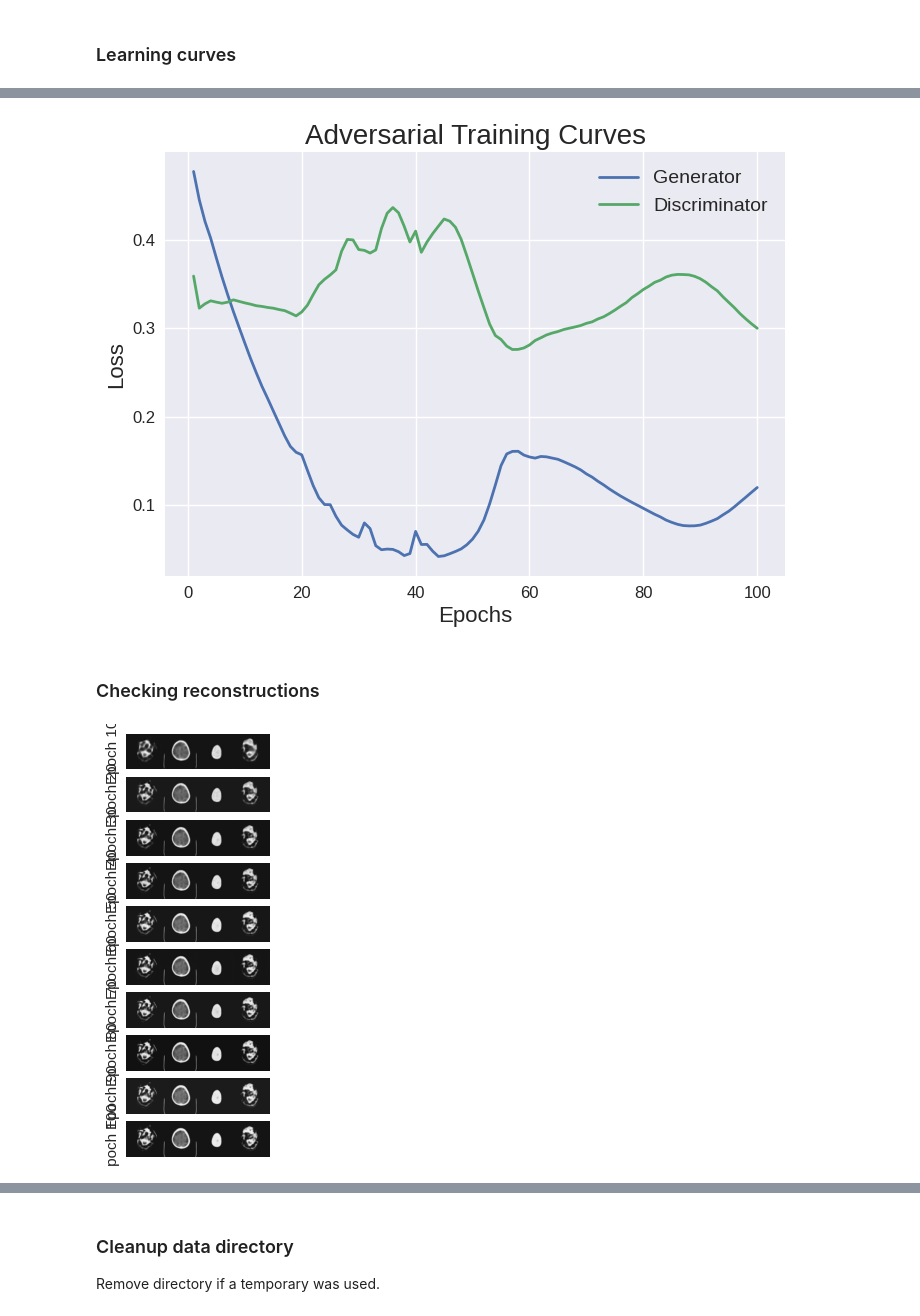
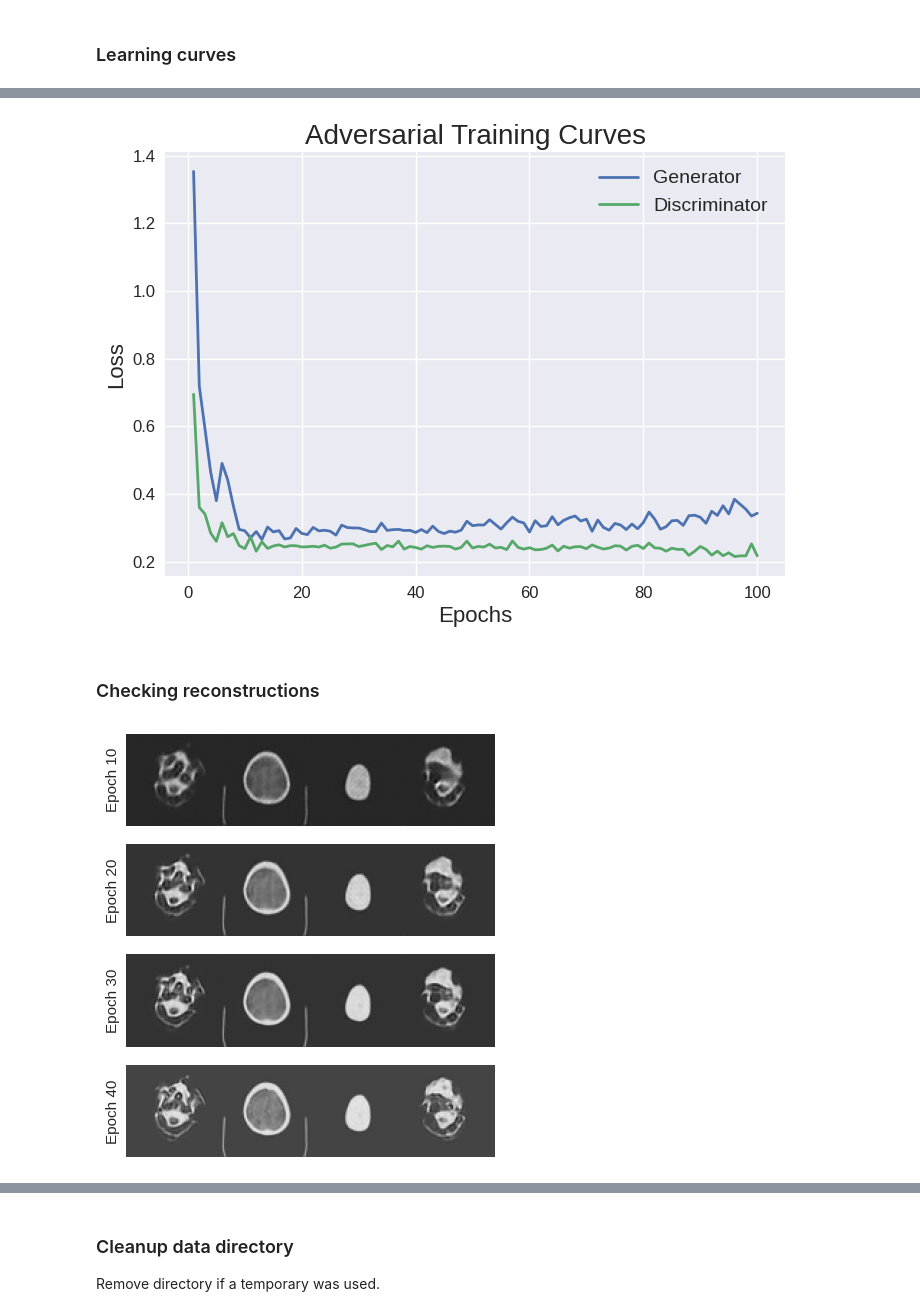
Before and after one commit to Project-MONAI/GenerativeModels, a Jupyter notebook: tutorials/generative/2d_vqgan/2d_vqgan_tutorial.ipynb, the cells around one changed output, grey strips where cells are left out. Cells and saved outputs as stored; diff of their text form; code cells hidden in the pictures.

Commit message:
Add zero_grad and update networks
Signed-off-by: Walter Hugo Lopez Pinaya <ianonimato@hotmail.com>

```diff
--- a/tutorials/generative/2d_vqgan/2d_vqgan_tutorial.ipynb
+++ b/tutorials/generative/2d_vqgan/2d_vqgan_tutorial.ipynb
@@ -170,7 +169,8 @@ model = VQVAE(
     num_levels=2,
     downsample_parameters=((2, 4, 1, 1), (2, 4, 1, 1)),
     upsample_parameters=((2, 4, 1, 1, 0), (2, 4, 1, 1, 0)),
-    num_channels=256,
+    num_channels=[256, 512],
+    num_res_channels=[256, 512],
     num_embeddings=256,
     embedding_dim=32,
 )
@@ -183,7 +183,7 @@ discriminator = PatchDiscriminator(
     in_channels=1,
     out_channels=1,
     kernel_size=4,
-    activation="LEAKYRELU",
+    activation=(Act.LEAKYRELU, {"negative_slope": 0.2}),
     norm="BATCH",
     bias=False,
     padding=1,
@@ -242,6 +242,8 @@ for epoch in range(n_epochs):
         optimizer_g.step()
 
         # Discriminator part
+        optimizer_d.zero_grad(set_to_none=True)
+
         logits_fake = discriminator(reconstruction.contiguous().detach())[-1]
         loss_d_fake = adv_loss(logits_fake, target_is_real=False, for_discriminator=True)
         logits_real = discriminator(images.contiguous().detach())[-1]
@@ -325,21 +327,21 @@ plt.ylabel("Loss", fontsize=16)
 plt.legend(prop={"size": 14})
 plt.show()
 # %% [output]
-[figure, old version]
+[figure, new version]
 # %% [markdown]
 ### Checking reconstructions
 # %%
-# Plot every evaluation as a new line and example as columns
+# Plot first 4 evaluations
 val_samples = np.linspace(val_interval, n_epochs, int(n_epochs / val_interval))
-fig, ax = plt.subplots(nrows=len(val_samples), ncols=1, sharey=True)
-for image_n in range(len(val_samples)):
+fig, ax = plt.subplots(nrows=4, ncols=1, sharey=True)
+for image_n in range(4):
     reconstructions = torch.reshape(intermediary_images[image_n], (64 * n_example_images, 64)).T
     ax[image_n].imshow(reconstructions.cpu(), cmap="gray")
     ax[image_n].set_xticks([])
     ax[image_n].set_yticks([])
     ax[image_n].set_ylabel(f"Epoch {val_samples[image_n]:.0f}")
 # %% [output]
-[figure, old version]
+[figure, new version]
 # %%
 fig, ax = plt.subplots(nrows=1, ncols=2)
 ax[0].imshow(images[0, 0].detach().cpu(), vmin=0, vmax=1, cmap="gray")
```
Also changed, not shown: parts of 8 cells of this notebook, 1 other file.
